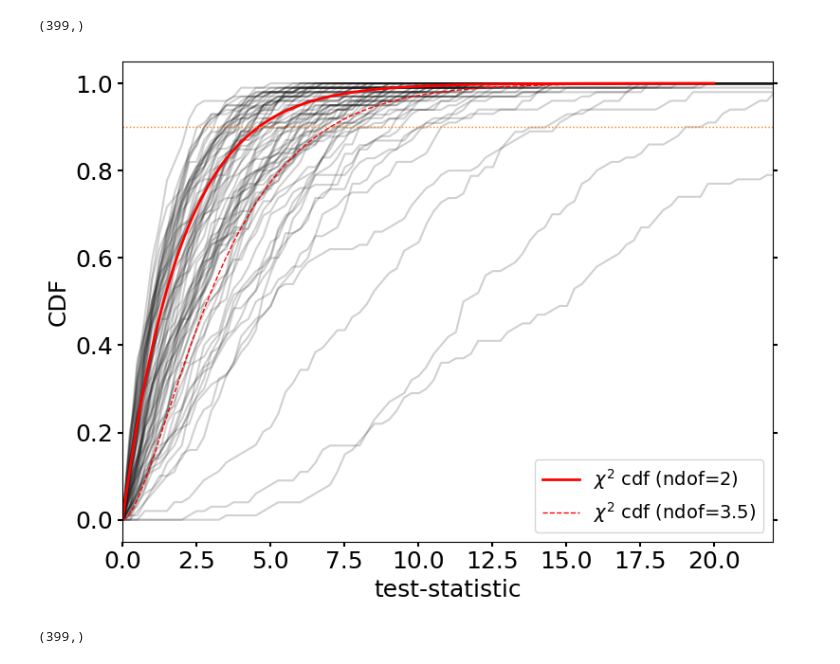
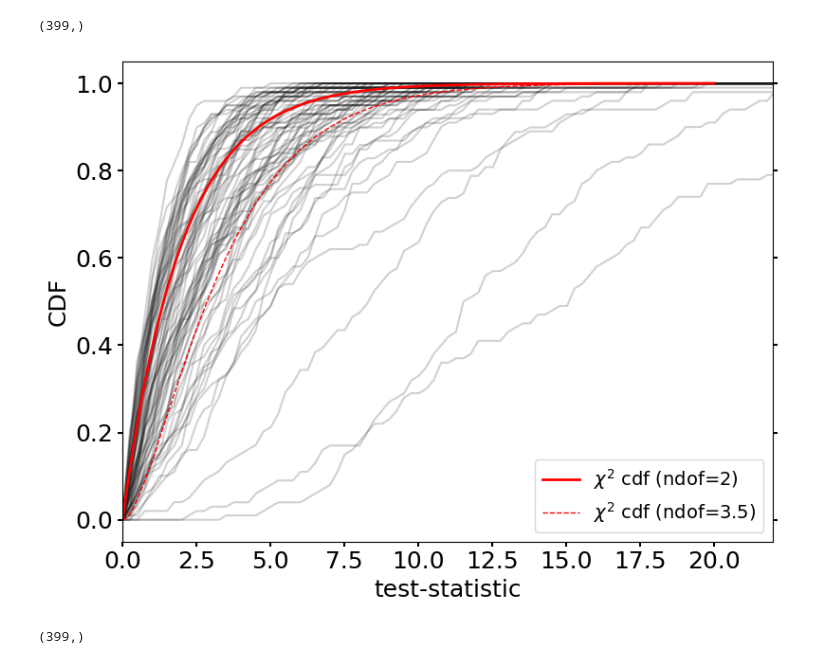
Before and after one commit to rishibbdb/TPN_DeV, a Jupyter notebook: dev/notebooks/critical_values.ipynb, the cells around one changed output. Saved outputs shown, nothing was run; the diff lists cells and outputs as text; code cells hidden in the pictures.

```diff
--- a/dev/notebooks/critical_values.ipynb
+++ b/dev/notebooks/critical_values.ipynb
@@ -80,30 +80,30 @@ cdfs_corr[0].shape
 # %%
 xvals = np.linspace(0.0, 20, 1000)
 yvals = chi2.cdf(xvals, 2)
 yvals2 = chi2.cdf(xvals, 3.5)
 
 plt.figure(figsize=(8,6))
 
 for cdf in cdfs_corr:
     plt.plot(bins, np.concatenate([np.array([0]), cdf]), alpha=0.2, color='0.1')
     #plt.hist(binc_plot, bins=bins_plot, weights=cdf, histtype='step', alpha=0.4)
 
 
 plt.plot(xvals, yvals, 'r-', label='$\\chi^2$ cdf (ndof=2)', lw=2)
 plt.plot(xvals, yvals2, 'r--', label='$\\chi^2$ cdf (ndof=3.5)', lw=1)
 plt.xlim([0.0, 22])
 plt.legend(loc='lower right', fontsize=14)
 plt.ylabel('CDF', fontsize=18)
 plt.xlabel('test-statistic', fontsize=18)
 
 ax = plt.gca()
-ax.axhline(y=0.9, color="tab:orange", linestyle='dotted', lw=1)
+#ax.axhline(y=0.9, color="tab:orange", linestyle='dotted', lw=1)
 ax.tick_params(axis='both', which='both', width=1.5, colors='0.0', labelsize=18)
 ax.yaxis.set_ticks_position('both')
 plt.tight_layout()
 plt.show()
 # %% [output]
-[figure, old version]
+[figure, new version]
 # %%
 from bisect import bisect_left
 search_bins = bins[1:].copy()
```
Also changed, not shown: parts of 3 cells of this notebook, 3 other files.
